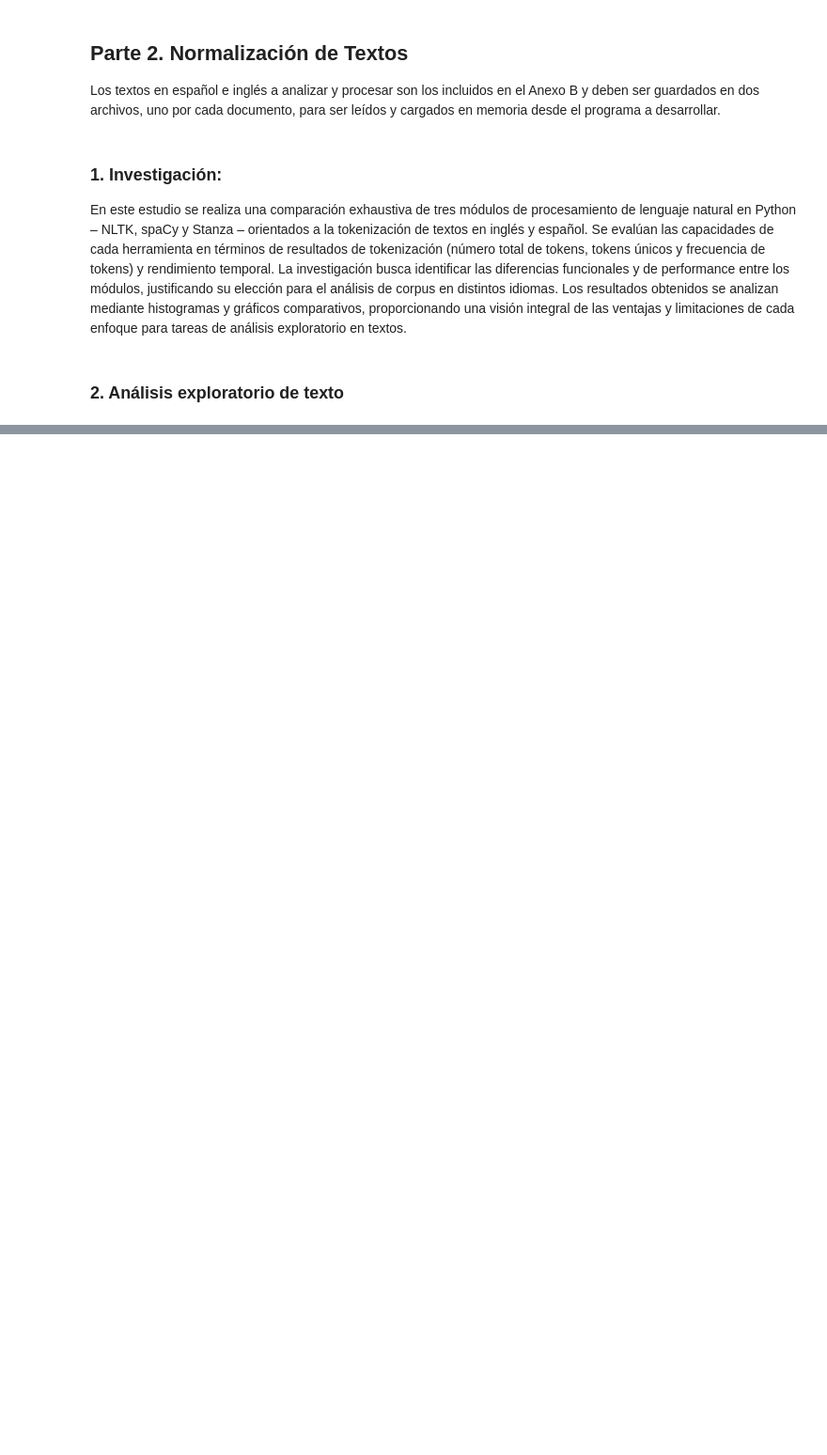
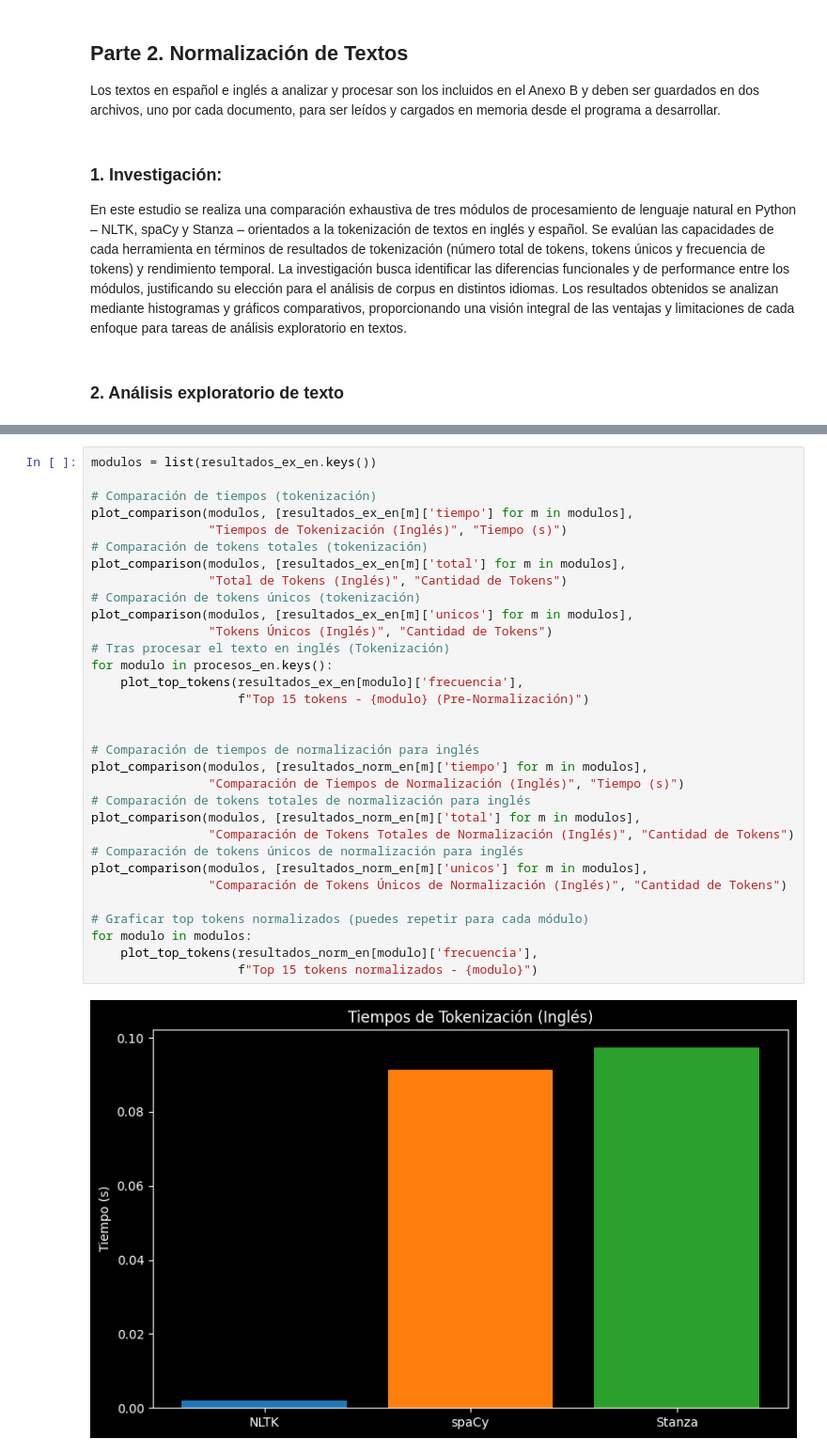
Before and after one commit to luisferdev11/escom_IIA, a Jupyter notebook: semestre5/nlp/practica1/parte2NormalicacionTxts.ipynb, the cells around one changed output, grey strips where cells are left out. Shown at 94% size. Saved outputs shown, nothing was run; the diff lists cells and outputs as text; blank space fills up the shorter version.

```diff
--- a/semestre5/nlp/practica1/parte2NormalicacionTxts.ipynb
+++ b/semestre5/nlp/practica1/parte2NormalicacionTxts.ipynb
@@ -813,0 +309,34 @@ Stanza:
+# %%
+modulos = list(resultados_ex_en.keys())
+
+# Comparación de tiempos (tokenización)
+plot_comparison(modulos, [resultados_ex_en[m]['tiempo'] for m in modulos],
+                "Tiempos de Tokenización (Inglés)", "Tiempo (s)")
+# Comparación de tokens totales (tokenización)
+plot_comparison(modulos, [resultados_ex_en[m]['total'] for m in modulos],
+                "Total de Tokens (Inglés)", "Cantidad de Tokens")
+# Comparación de tokens únicos (tokenización)
+plot_comparison(modulos, [resultados_ex_en[m]['unicos'] for m in modulos],
+                "Tokens Únicos (Inglés)", "Cantidad de Tokens")
+# Tras procesar el texto en inglés (Tokenización)
+for modulo in procesos_en.keys():
+    plot_top_tokens(resultados_ex_en[modulo]['frecuencia'],
+                    f"Top 15 tokens - {modulo} (Pre-Normalización)")
+
+
+# Comparación de tiempos de normalización para inglés
+plot_comparison(modulos, [resultados_norm_en[m]['tiempo'] for m in modulos],
+                "Comparación de Tiempos de Normalización (Inglés)", "Tiempo (s)")
+# Comparación de tokens totales de normalización para inglés
+plot_comparison(modulos, [resultados_norm_en[m]['total'] for m in modulos],
+                "Comparación de Tokens Totales de Normalización (Inglés)", "Cantidad de Tokens")
+# Comparación de tokens únicos de normalización para inglés
+plot_comparison(modulos, [resultados_norm_en[m]['unicos'] for m in modulos],
+                "Comparación de Tokens Únicos de Normalización (Inglés)", "Cantidad de Tokens")
+
+# Graficar top tokens normalizados (puedes repetir para cada módulo)
+for modulo in modulos:
+    plot_top_tokens(resultados_norm_en[modulo]['frecuencia'],
+                    f"Top 15 tokens normalizados - {modulo}")
+# %% [output]
+[figure, added]
```
Also changed, not shown: parts of 29 cells of this notebook, 1 other file.
